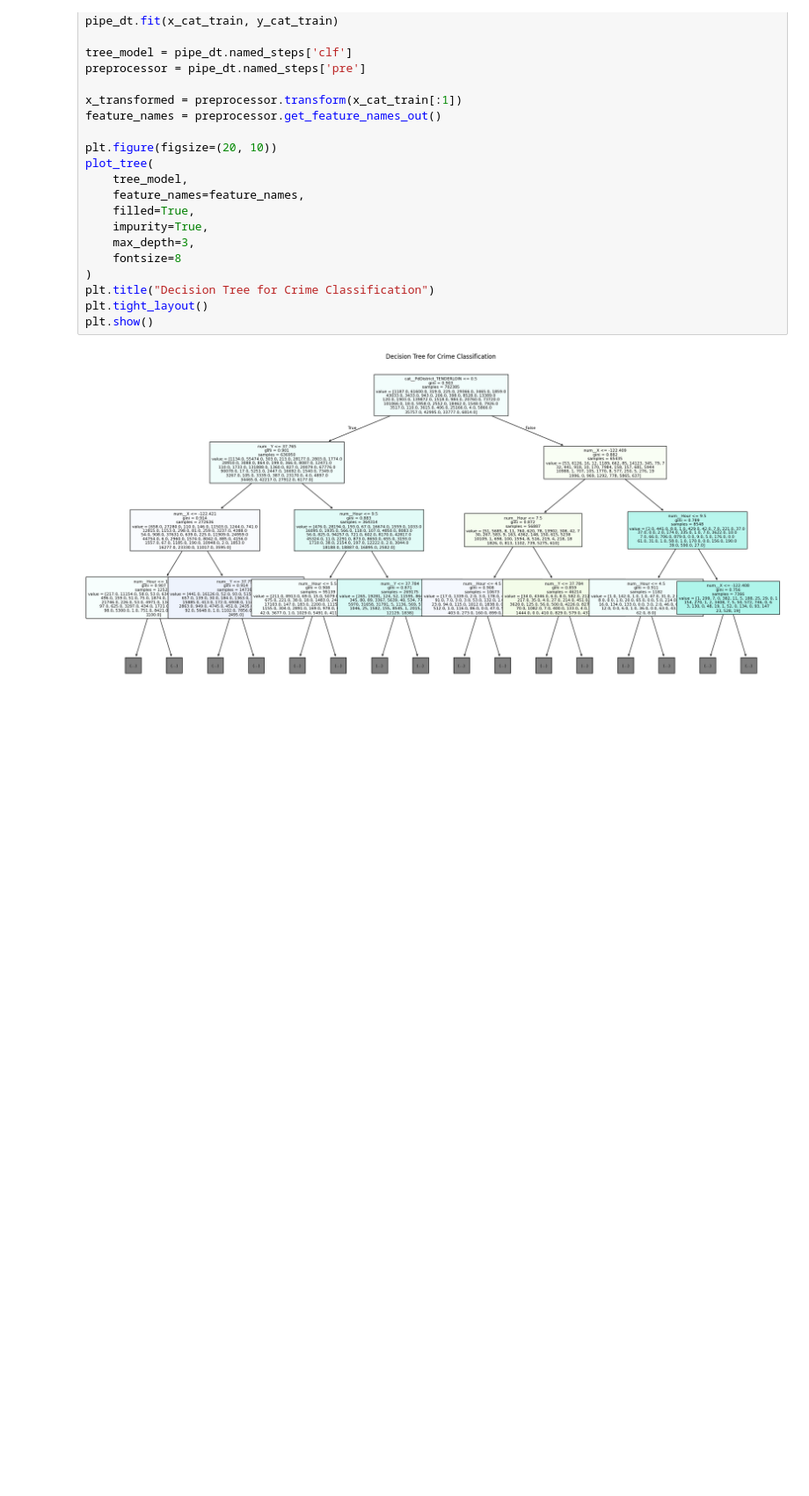
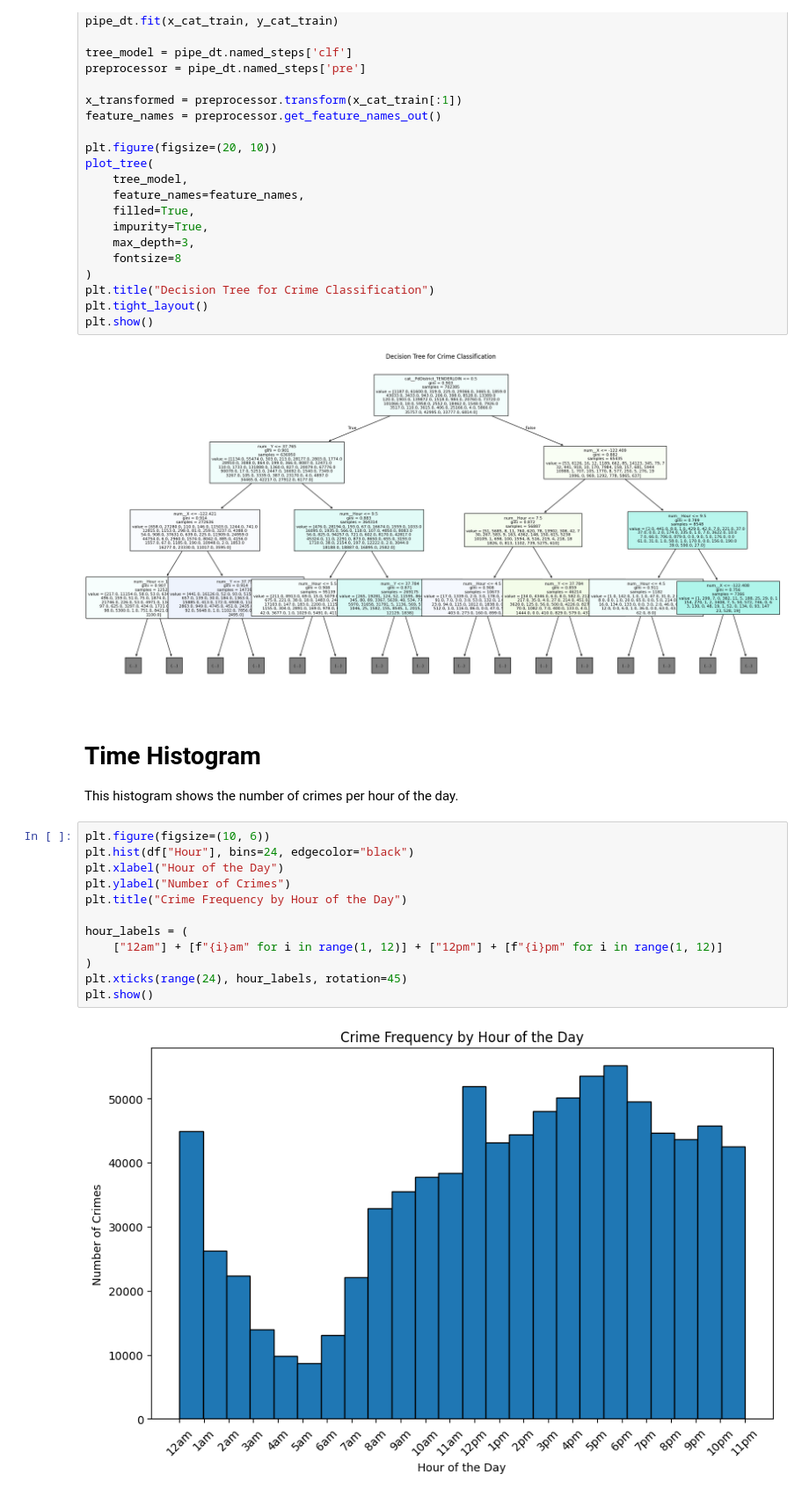
Before and after one commit to DuroCodes/csci4047-assignment7, a Jupyter notebook: main.ipynb, the cells around one changed output. Shown: that part at 88% size. Drawn from its saved outputs; the diff is of its cells as text; blank space fills up the shorter version.

Commit message:
feat: add time histogram for crime

```diff
--- a/main.ipynb
+++ b/main.ipynb
@@ -193,3 +193,21 @@ plt.tight_layout()
 plt.show()
 # %% [output]
 [figure]
+# %% [markdown]
+# Time Histogram
+
+This histogram shows the number of crimes per hour of the day.
+# %%
+plt.figure(figsize=(10, 6))
+plt.hist(df["Hour"], bins=24, edgecolor="black")
+plt.xlabel("Hour of the Day")
+plt.ylabel("Number of Crimes")
+plt.title("Crime Frequency by Hour of the Day")
+
+hour_labels = (
+    ["12am"] + [f"{i}am" for i in range(1, 12)] + ["12pm"] + [f"{i}pm" for i in range(1, 12)]
+)
+plt.xticks(range(24), hour_labels, rotation=45)
+plt.show()
+# %% [output]
+[figure, added]
```
